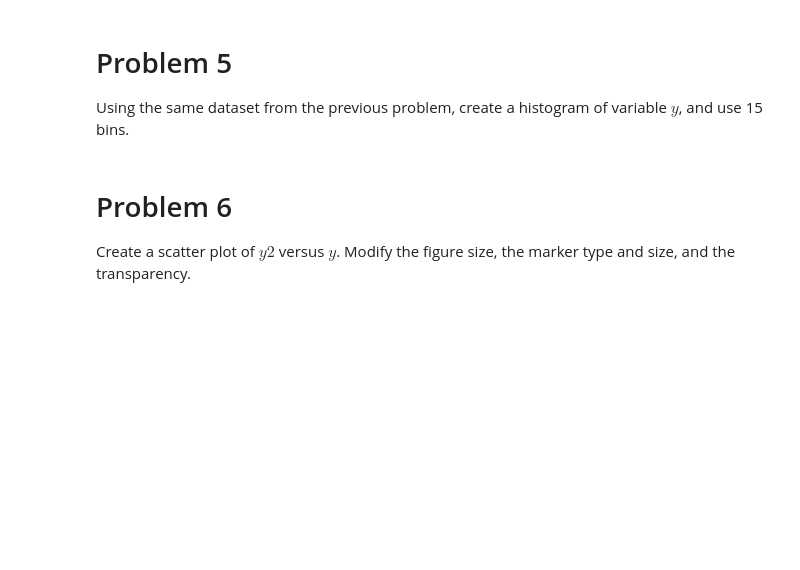
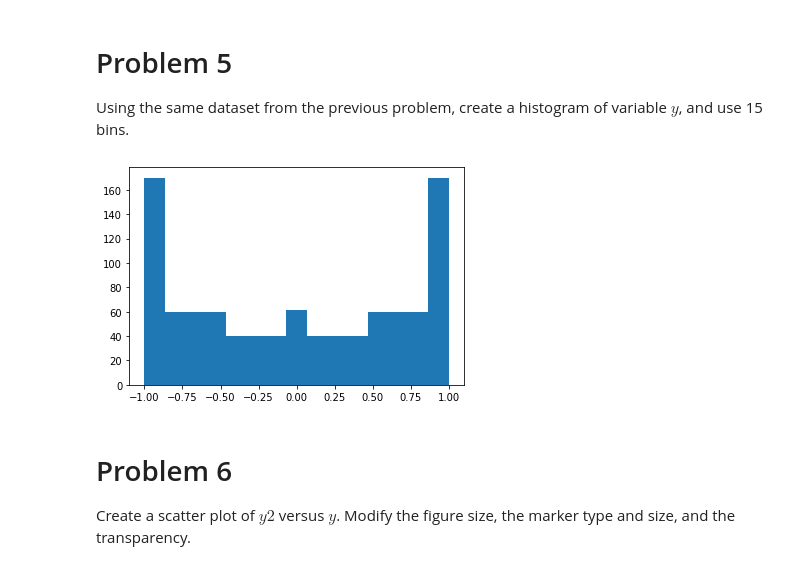
Before and after one commit to FNafisa/T5-Bootcamp, a Jupyter notebook: BPM_Prework/lessons/18_matplotlib/homework/matplotlib_exercises.ipynb, the cells around one changed output. Saved outputs shown, nothing was run; the diff lists cells and outputs as text; code cells hidden in the pictures; blank space fills up the shorter version.

```diff
--- a/BPM_Prework/lessons/18_matplotlib/homework/matplotlib_exercises.ipynb
+++ b/BPM_Prework/lessons/18_matplotlib/homework/matplotlib_exercises.ipynb
@@ -52,6 +67,9 @@ Create a dataset that contains $2*cos(pi*x)$ for the $y2$ value.  Plot $x$ versu
 Using the same dataset from the previous problem, create a histogram of variable $y$, and use 15 bins.
 # %%
 ### Write the code here
+plt.hist(y_values,15);
+# %% [output]
+[figure, added]
 # %% [markdown]
 # Problem 6
 Create a scatter plot of $y2$ versus $y$.  Modify the figure size, the marker type and size, and the transparency.
```
Also changed, not shown: parts of 9 cells of this notebook.
